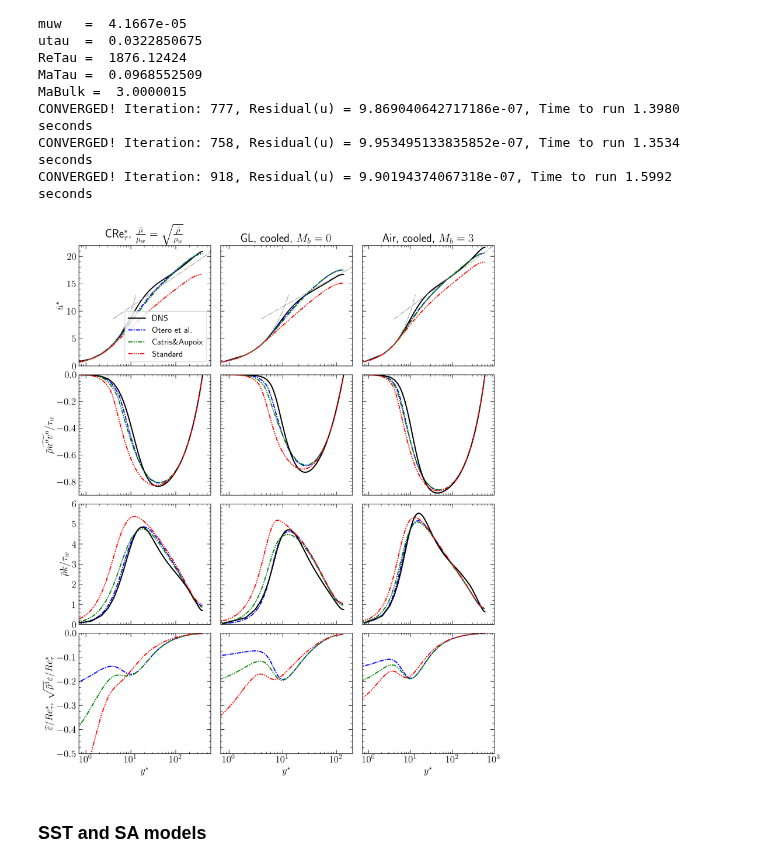
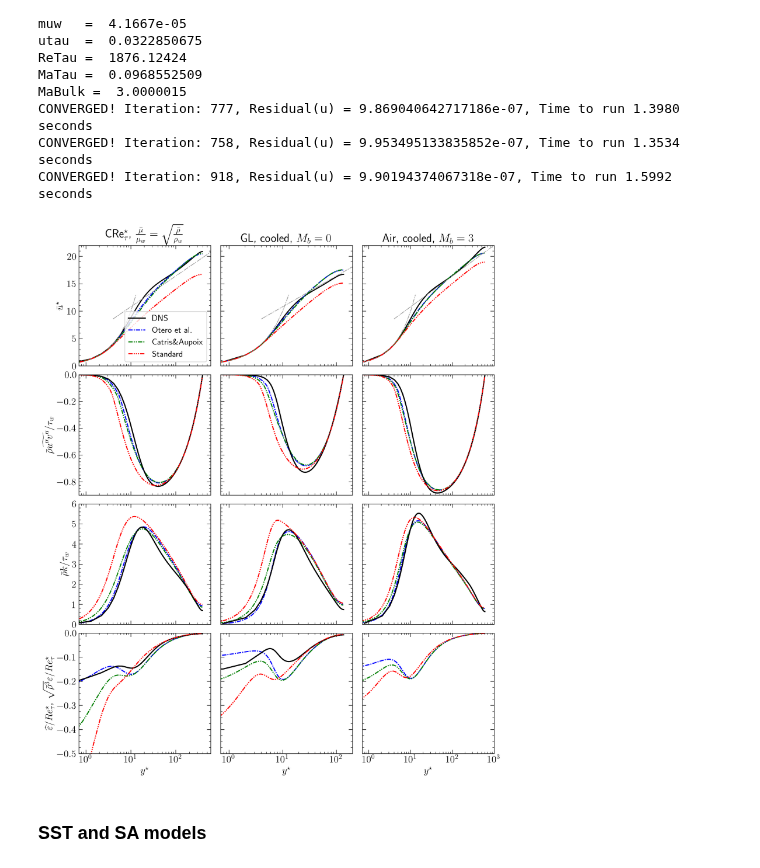
Before and after one commit to Fluid-Dynamics-Of-Energy-Systems-Team/RANS_Channel, a Jupyter notebook: main.ipynb, the cells around one changed output. Saved outputs shown, nothing was run; the diff lists cells and outputs as text; code cells hidden in the pictures.

```diff
--- a/main.ipynb
+++ b/main.ipynb
@@ -1223,7 +1223,7 @@ CONVERGED! Iteration: 777, Residual(u) = 9.869040642717186e-07, Time to run 1.39
 CONVERGED! Iteration: 758, Residual(u) = 9.953495133835852e-07, Time to run 1.3534 seconds
 CONVERGED! Iteration: 918, Residual(u) = 9.90194374067318e-07, Time to run 1.5992 seconds
 # %%
-def plotProfilesAll(ax, res, color, dashes, DNS, label='', showDNS=True, plotepsDNS=False):
+def plotProfilesAll(ax, res, color, dashes, DNS, label='', showDNS=True, plotepsDNS=True):
 
     # analytic results for viscous sub-layer
     ypLam = 10**np.linspace(np.log10(0.1),np.log10(13),20)
@@ -1303,34 +1303,34 @@ ax[0,2].set_title(r'Air, cooled, $M_b=3$')
 ax[0,0].set_xlim(0.7, 600)
 ax[0,1].set_xlim(0.7, 200)
 ax[0,2].set_xlim(0.7, 1000)
 
 ax[0,0].set_ylim(0, 22)
 ax[1,0].set_ylim(-0.9, 0)
 ax[2,0].set_ylim(0, 6)
 ax[3,0].set_ylim(-0.5, 0)
 
 ax[0,0].set_ylabel(r'$\bar u^\star$')
 ax[1,0].set_ylabel(r'$\bar\rho \widetilde{u^{\prime\prime} v^{\prime\prime}}/\tau_w$')
 ax[2,0].set_ylabel(r'$\bar\rho k/\tau_w$')
 ax[3,0].set_ylabel(r'$\widehat\varepsilon/Re^\star_\tau$, $\sqrt{\bar\rho^3}\varepsilon/Re^\star_\tau$')
 
 
 ax[3,0].set_xlabel(r'$y^\star$')
 ax[3,1].set_xlabel(r'$y^\star$')
 ax[3,2].set_xlabel(r'$y^\star$')
 
 ax[0,0].legend(loc=4, fontsize=14)
 
 
 ax[0,0].yaxis.set_minor_locator(MultipleLocator(1))
 ax[1,0].yaxis.set_minor_locator(MultipleLocator(0.025))
 ax[2,0].yaxis.set_minor_locator(MultipleLocator(0.2))
 ax[3,0].yaxis.set_minor_locator(MultipleLocator(0.025))
 
 
 plt.tight_layout(w_pad=0.9, h_pad=0.0)
 # %% [output]
-[figure, old version]
+[figure, new version]
 # %%
 fig.savefig('fig_resultsV2F_VPcases.pdf',bbox_inches='tight', pad_inches=0.05)
 # %% [markdown]
```
